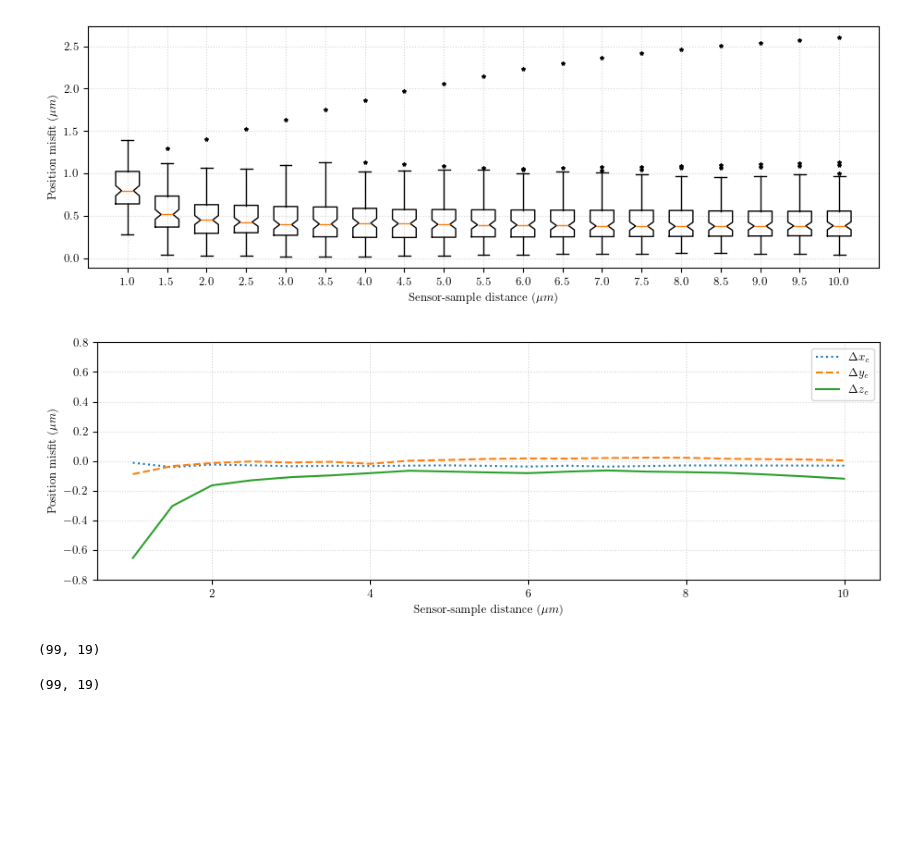
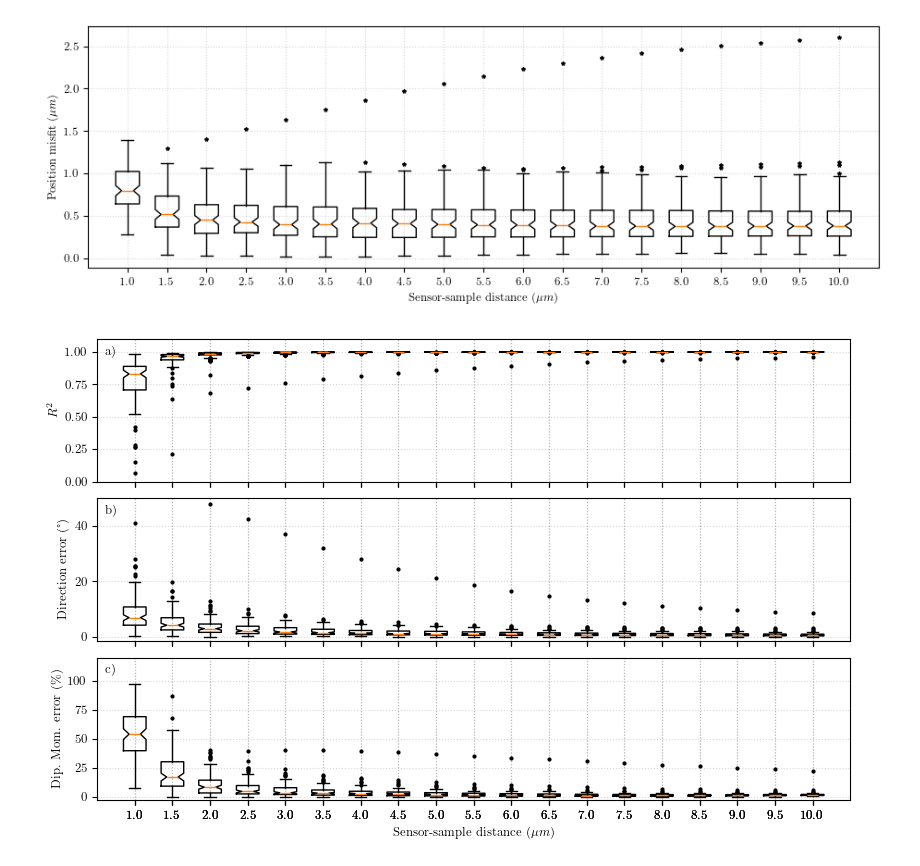
Before and after one commit to compgeolab/euler-LATINMAG, a Jupyter notebook: code/non_dipolar_synthetic.ipynb, the cells around one changed output. Saved outputs shown, nothing was run; the diff lists cells and outputs as text; code cells hidden in the pictures; blank space fills up the shorter version.

Commit message:
Add text file

```diff
--- a/code/non_dipolar_synthetic.ipynb
+++ b/code/non_dipolar_synthetic.ipynb
@@ -185,47 +185,22 @@ with plt.rc_context(mpl_rc):
     plt.show()
 # %% [output]
 [figure]
-# %%
-with plt.rc_context(mpl_rc):
-    fig, ax = plt.subplots(1, 1, figsize=(9, 3), sharex=True)
-    parameters = [x_errors, y_errors, z_errors]
-    linestyles = [':','--','-']
-    labels = [r'$\Delta x_c$', r'$\Delta y_c$', r'$\Delta z_c$']
-    for parameter, label, linestyle in zip(parameters, labels, linestyles):
-        #ax.boxplot(parameter, notch=True, positions=sensor_sample_distances, widths=0.3, flierprops={'marker': '.', 'markersize': 4, 'markerfacecolor': 'k'})
-        ax.plot(sensor_sample_distances, np.median(parameter, axis=0), label=label, linestyle=linestyle)
-    ax.set_ylabel(r'Position misfit ($\mu m$)')
-    ax.grid(alpha=0.5, linestyle=':')
-    ax.set_ylim(-0.8, 0.8)
-    plt.legend()
-    plt.xlabel(r'Sensor-sample distance ($\mu m$)')
-    plt.tight_layout(pad=0, h_pad=0.8, w_pad=0.4)
-#     fig.savefig(fig_dir / "non-dipolarity-synthetic-positioning.png", dpi=400, facecolor='w', bbox_inches='tight')
-    plt.show()
-# %% [output]
-[figure, removed]
 # %%
-# with plt.rc_context(mpl_rc):
-#     fig, axes = plt.subplots(3, 1, figsize=(8, 5), sharex=True)
-#     parameters = [r2_coeffs, angle_errors, amplitude_errors]
-#     ylabels = [r'$R^2$', 'Direction error (°)', 'Dip. Mom. error (\%)']
-#     for ax, letter, parameter, ylabel in zip(axes, "a b c".split(), parameters, ylabels):
-#         ax.boxplot(parameter, notch=True, positions=sensor_sample_distances, widths=0.3, flierprops={'marker': '.', 'markersize': 4, 'markerfacecolor': 'k'})
-#         ax.set_ylabel(ylabel)
-#         ax.text(0.01, 0.89, f"{letter})", transform=ax.transAxes)
-#         ax.grid(alpha=0.5, linestyle=':')
-#     plt.xlabel(r'Sensor-sample distance ($\mu m$)')
-#     axes[0].set_ylim(0, 1.1)
-#     axes[1].set_ylim(-1.5, 50)
-#     axes[2].set_ylim(-3, 120)
-#     plt.tight_layout(pad=0, h_pad=0.8, w_pad=0.4)
+with plt.rc_context(mpl_rc):
+    fig, axes = plt.subplots(3, 1, figsize=(8, 5), sharex=True)
+    parameters = [r2_coeffs, angle_errors, amplitude_errors]
+    ylabels = [r'$R^2$', 'Direction error (°)', 'Dip. Mom. error (\%)']
+    for ax, letter, parameter, ylabel in zip(axes, "a b c".split(), parameters, ylabels):
+        ax.boxplot(parameter, notch=True, positions=sensor_sample_distances, widths=0.3, flierprops={'marker': '.', 'markersize': 4, 'markerfacecolor': 'k'})
+        ax.set_ylabel(ylabel)
+        ax.text(0.01, 0.89, f"{letter})", transform=ax.transAxes)
+        ax.grid(alpha=0.5, linestyle=':')
+    plt.xlabel(r'Sensor-sample distance ($\mu m$)')
+    axes[0].set_ylim(0, 1.1)
+    axes[1].set_ylim(-1.5, 50)
+    axes[2].set_ylim(-3, 120)
+    plt.tight_layout(pad=0, h_pad=0.8, w_pad=0.4)
 #     fig.savefig(fig_dir / "non-dipolarity-synthetic-inversion.png", dpi=400, facecolor='w', bbox_inches='tight')
-#     plt.show()
+    plt.show()
+# %% [output]
+[figure, added]
-# %%
-print(np.shape(x_errors))
-# %% [output]
-(99, 19)
-# %%
-print(position_misfit.shape)
-# %% [output]
-(99, 19)
```
Also changed, not shown: parts of 2 cells of this notebook, 17 other files.
